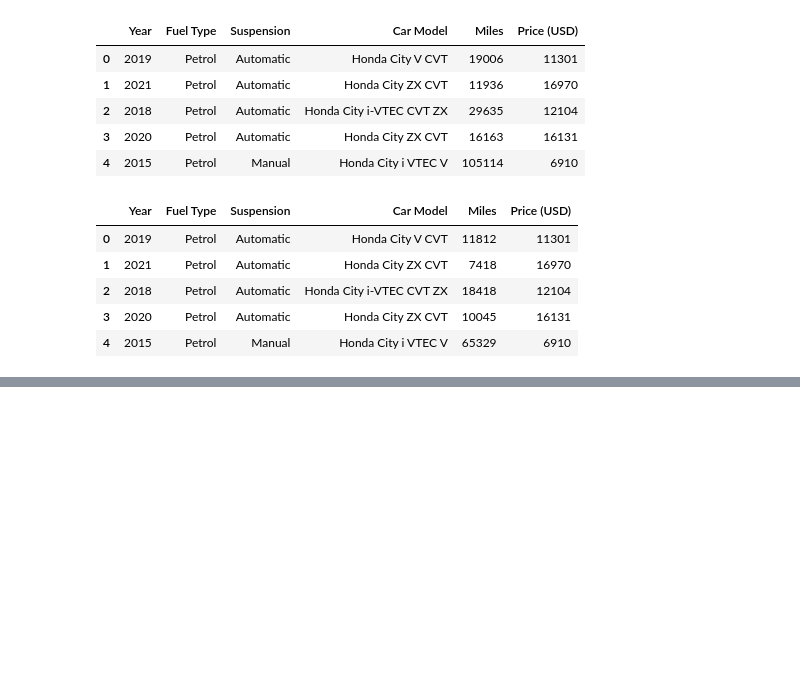
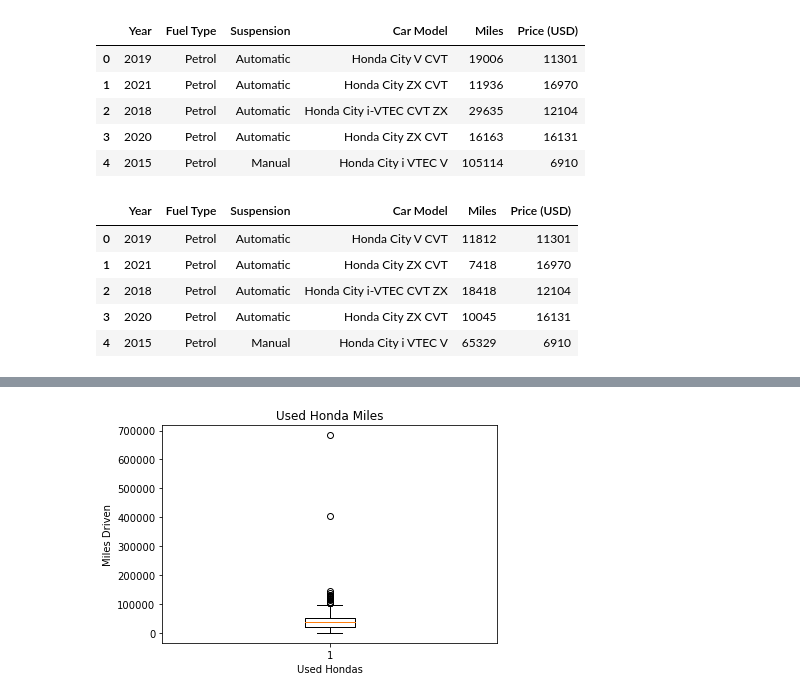
Before and after one commit to mhelson18/Capstone, a Jupyter notebook: priceAnalysis.ipynb, the cells around one changed output, grey strips where cells are left out. Cells and saved outputs as stored; diff of their text form; code cells hidden in the pictures; blank space fills up the shorter version.

```diff
--- a/priceAnalysis.ipynb
+++ b/priceAnalysis.ipynb
@@ -85,0 +211,12 @@ df.head()
+# %%
+# Boxplot - Miles
+plt.boxplot(df['Miles'])
+
+# Set labels
+plt.xlabel('Used Hondas')
+plt.ylabel('Miles Driven')
+plt.title('Used Honda Miles')
+
+plt.show()
+# %% [output]
+[figure, added]
```
Also changed, not shown: parts of 19 cells of this notebook.
